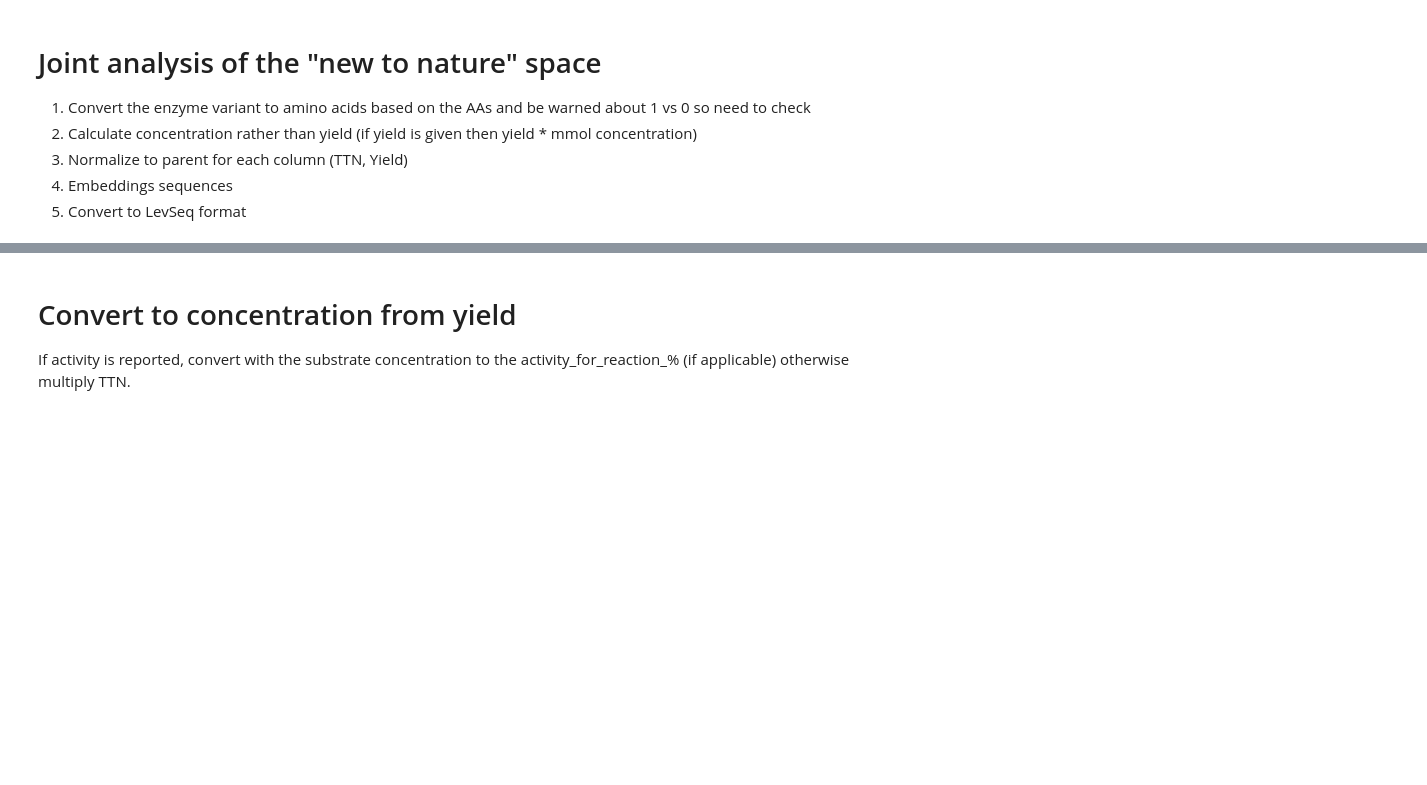
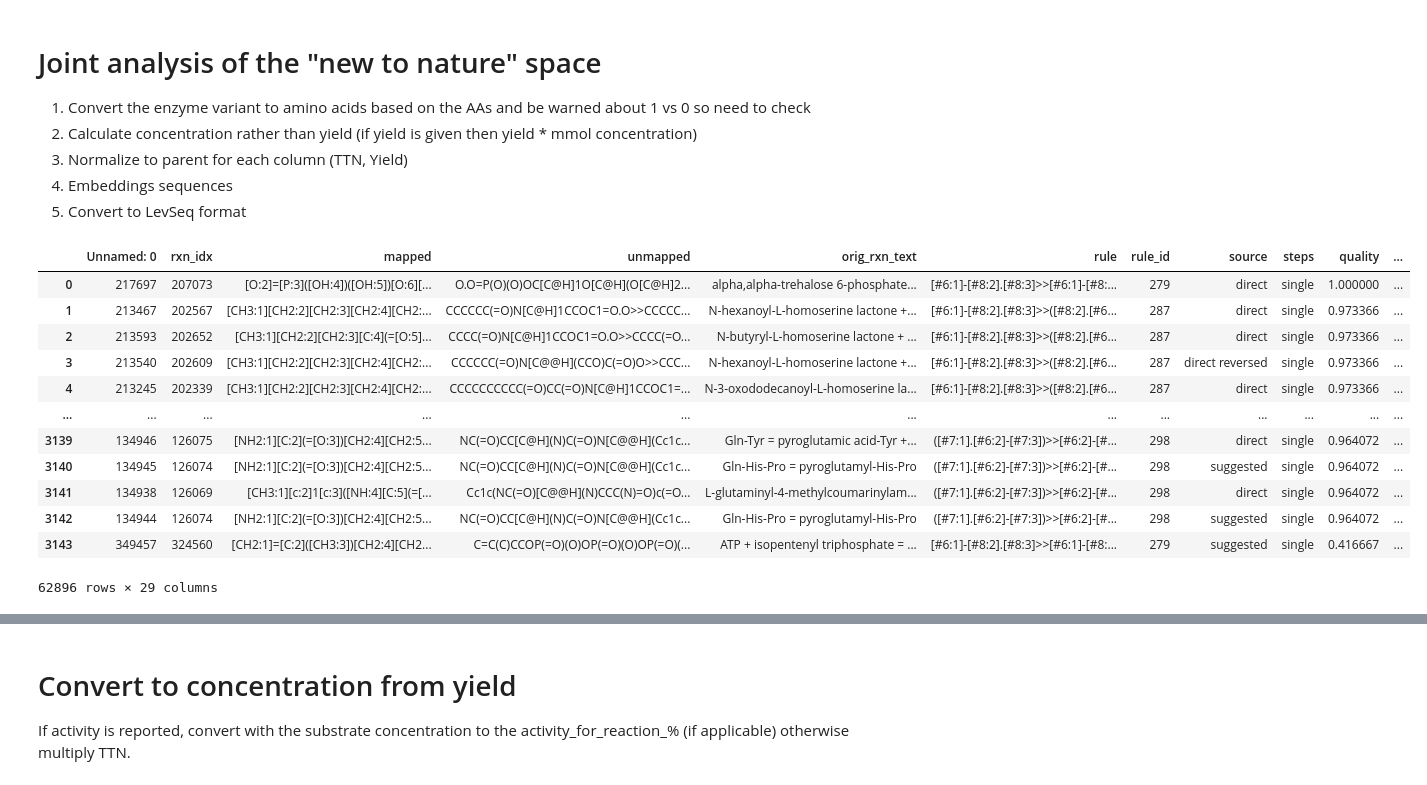
Before and after one commit to fhalab/EnzymeEngineeringDB, a Jupyter notebook: analysis/N3_AnalyseEnzymeReactionData.ipynb, the cells around one changed output, grey strips where cells are left out. Saved outputs shown, nothing was run; the diff lists cells and outputs as text; code cells hidden in the pictures; blank space fills up the shorter version.

```diff
--- a/analysis/N3_AnalyseEnzymeReactionData.ipynb
+++ b/analysis/N3_AnalyseEnzymeReactionData.ipynb
@@ -17,0 +70,19 @@ protein_natural_df = pd.read_pickle('output/esm3_embeddings.pkl') #output/unipro
+# %%
+# This contains the rxnfp embeddings for all the reactions
+reaction_df = pd.read_pickle('/disk1/ariane/vscode/cec_degrader/to_publish/data/enzymemap_v2_brenda2023_reactions.pkl')
+# %%
+reaction_df
+# %% [output]
+|  | Unnamed: 0 | rxn_idx | mapped | unmapped | orig_rxn_text | rule | rule_id | source | steps | quality | ... |
+| 0 | 217697 | 207073 | [O:2]=[P:3]([OH:4])([OH:5])[O:6][... | O.O=P(O)(O)OC[C@H]1O[C@H](O[C@H]2... | alpha,alpha-trehalose 6-phosphate... | [#6:1]-[#8:2].[#8:3]>>[#6:1]-[#8:... | 279 | direct | single | 1.000000 | ... |
+| 1 | 213467 | 202567 | [CH3:1][CH2:2][CH2:3][CH2:4][CH2:... | CCCCCC(=O)N[C@H]1CCOC1=O.O>>CCCCC... | N-hexanoyl-L-homoserine lactone +... | [#6:1]-[#8:2].[#8:3]>>([#8:2].[#6... | 287 | direct | single | 0.973366 | ... |
+| 2 | 213593 | 202652 | [CH3:1][CH2:2][CH2:3][C:4](=[O:5]... | CCCC(=O)N[C@H]1CCOC1=O.O>>CCCC(=O... | N-butyryl-L-homoserine lactone + ... | [#6:1]-[#8:2].[#8:3]>>([#8:2].[#6... | 287 | direct | single | 0.973366 | ... |
+| 3 | 213540 | 202609 | [CH3:1][CH2:2][CH2:3][CH2:4][CH2:... | CCCCCC(=O)N[C@@H](CCO)C(=O)O>>CCC... | N-hexanoyl-L-homoserine lactone +... | [#6:1]-[#8:2].[#8:3]>>([#8:2].[#6... | 287 | direct reversed | single | 0.973366 | ... |
+| 4 | 213245 | 202339 | [CH3:1][CH2:2][CH2:3][CH2:4][CH2:... | CCCCCCCCCC(=O)CC(=O)N[C@H]1CCOC1=... | N-3-oxododecanoyl-L-homoserine la... | [#6:1]-[#8:2].[#8:3]>>([#8:2].[#6... | 287 | direct | single | 0.973366 | ... |
+| ... | ... | ... | ... | ... | ... | ... | ... | ... | ... | ... | ... |
+| 3139 | 134946 | 126075 | [NH2:1][C:2](=[O:3])[CH2:4][CH2:5... | NC(=O)CC[C@H](N)C(=O)N[C@@H](Cc1c... | Gln-Tyr = pyroglutamic acid-Tyr +... | ([#7:1].[#6:2]-[#7:3])>>[#6:2]-[#... | 298 | direct | single | 0.964072 | ... |
+| 3140 | 134945 | 126074 | [NH2:1][C:2](=[O:3])[CH2:4][CH2:5... | NC(=O)CC[C@H](N)C(=O)N[C@@H](Cc1c... | Gln-His-Pro = pyroglutamyl-His-Pro | ([#7:1].[#6:2]-[#7:3])>>[#6:2]-[#... | 298 | suggested | single | 0.964072 | ... |
+| 3141 | 134938 | 126069 | [CH3:1][c:2]1[c:3]([NH:4][C:5](=[... | Cc1c(NC(=O)[C@@H](N)CCC(N)=O)c(=O... | L-glutaminyl-4-methylcoumarinylam... | ([#7:1].[#6:2]-[#7:3])>>[#6:2]-[#... | 298 | direct | single | 0.964072 | ... |
+| 3142 | 134944 | 126074 | [NH2:1][C:2](=[O:3])[CH2:4][CH2:5... | NC(=O)CC[C@H](N)C(=O)N[C@@H](Cc1c... | Gln-His-Pro = pyroglutamyl-His-Pro | ([#7:1].[#6:2]-[#7:3])>>[#6:2]-[#... | 298 | suggested | single | 0.964072 | ... |
+| 3143 | 349457 | 324560 | [CH2:1]=[C:2]([CH3:3])[CH2:4][CH2... | C=C(C)CCOP(=O)(O)OP(=O)(O)OP(=O)(... | ATP + isopentenyl triphosphate = ... | [#6:1]-[#8:2].[#8:3]>>[#6:1]-[#8:... | 279 | suggested | single | 0.416667 | ... |
+62896 rows × 29 columns
```
Also changed, not shown: parts of 8 cells of this notebook, 2 other files.
